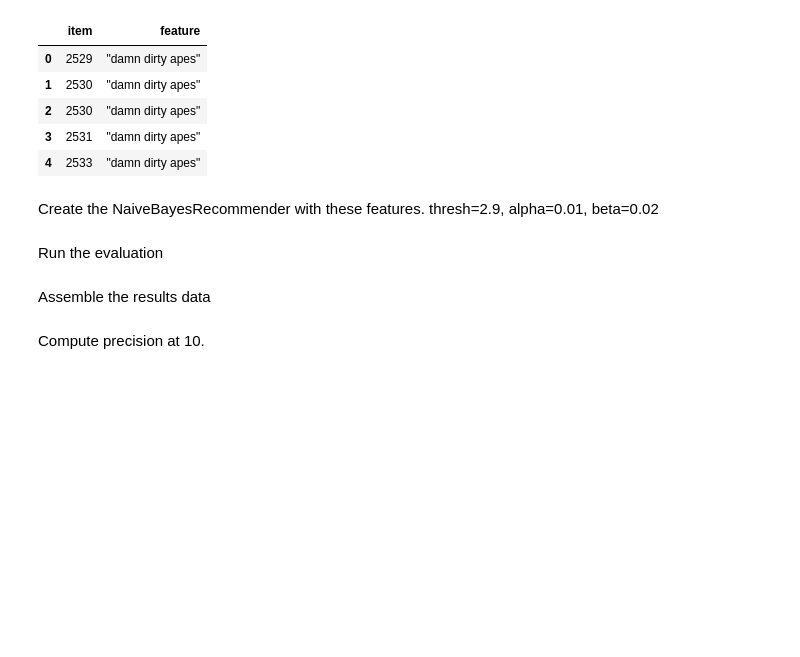
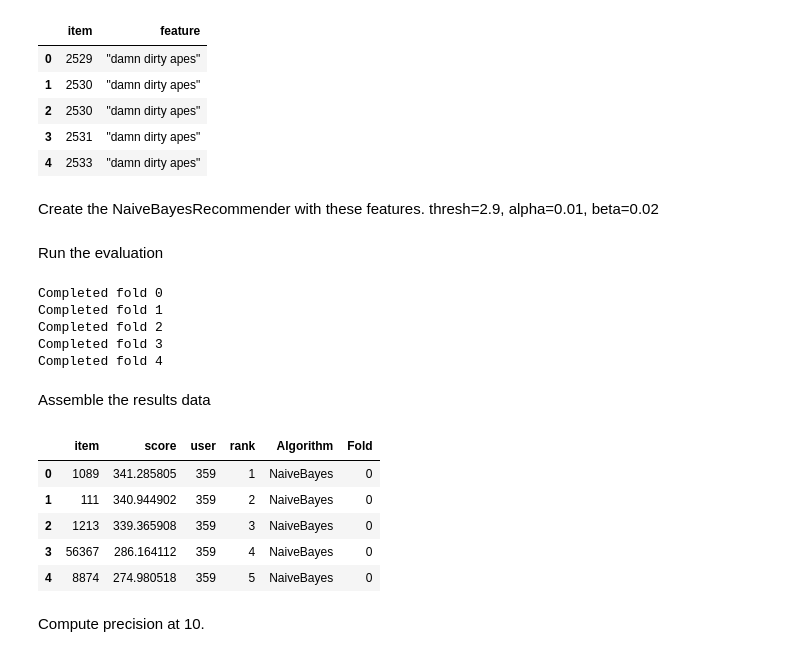
Before and after one commit to pxf3/Recommender-Systems, a Jupyter notebook: hwk4/hwk4.ipynb, the cells around one changed output. Cells and saved outputs as stored; diff of their text form; code cells hidden in the pictures; blank space fills up the shorter version.

```diff
--- a/hwk4/hwk4.ipynb
+++ b/hwk4/hwk4.ipynb
@@ -210,0 +267,3 @@ Use this set of tags to filtering the original tag data so that it only includes
+# %%
+movieTag_df = tags_df.join(tags.set_index('tag'))
+movieTag_df.head()
@@ -211,5 +277,8 @@ Use this set of tags to filtering the original tag data so that it only includes
 # %% [markdown]
 Convert filtered tag data to collection of features for the content-based recommender
+# %%
+movieTag_df2 = movieTag_df.reset_index().rename(columns={"index": "feature"})
+tag_features = pd.DataFrame({'item': movieTag_df2.movieId, 'feature': movieTag_df2.feature})
 # %%
 tag_features.head()
 # %% [output]
@@ -221,6 +290,8 @@ tag_features.head()
 | 4 | 2533 | "damn dirty apes" |
 # %% [markdown]
 Create the NaiveBayesRecommender with these features. thresh=2.9, alpha=0.01, beta=0.02
+# %%
+naive_bayes2 = NaiveBayesRecommender(tag_features, 2.9, 0.01, 0.02)
 # %% [markdown]
 Run the evaluation
 # %%
@@ -230,11 +301,29 @@ all_recs2 = []
 test_data2 = []
 fold = 0
 # Evaluation code here
+for train, test in xf.partition_users(ratings[['user', 'item', 'rating']], 5, xf.SampleFrac(0.2)):
+    test_data2.append(test)
+    all_recs2.append(eval_recs('NaiveBayes',fold, naive_bayes2, train, test))
+    print("Completed fold {}".format(fold))
     fold += 1
+# %% [output]
+Completed fold 0
+Completed fold 1
+Completed fold 2
+Completed fold 3
+Completed fold 4
 # %% [markdown]
 Assemble the results data
 # %%
-all_recs2 = pd.concat(all_recs2, ignore_index=True)
-test_data2 = pd.concat(test_data2, ignore_index=True)
+all_recs22 = pd.concat(all_recs2, ignore_index=True)
+test_data22 = pd.concat(test_data2, ignore_index=True)
+all_recs22.head()
+# %% [output]
+|  | item | score | user | rank | Algorithm | Fold |
+| 0 | 1089 | 341.285805 | 359 | 1 | NaiveBayes | 0 |
+| 1 | 111 | 340.944902 | 359 | 2 | NaiveBayes | 0 |
+| 2 | 1213 | 339.365908 | 359 | 3 | NaiveBayes | 0 |
+| 3 | 56367 | 286.164112 | 359 | 4 | NaiveBayes | 0 |
+| 4 | 8874 | 274.980518 | 359 | 5 | NaiveBayes | 0 |
 # %% [markdown]
 Compute precision at 10.
```
Also changed, not shown: parts of 31 cells of this notebook, 11 other files.
